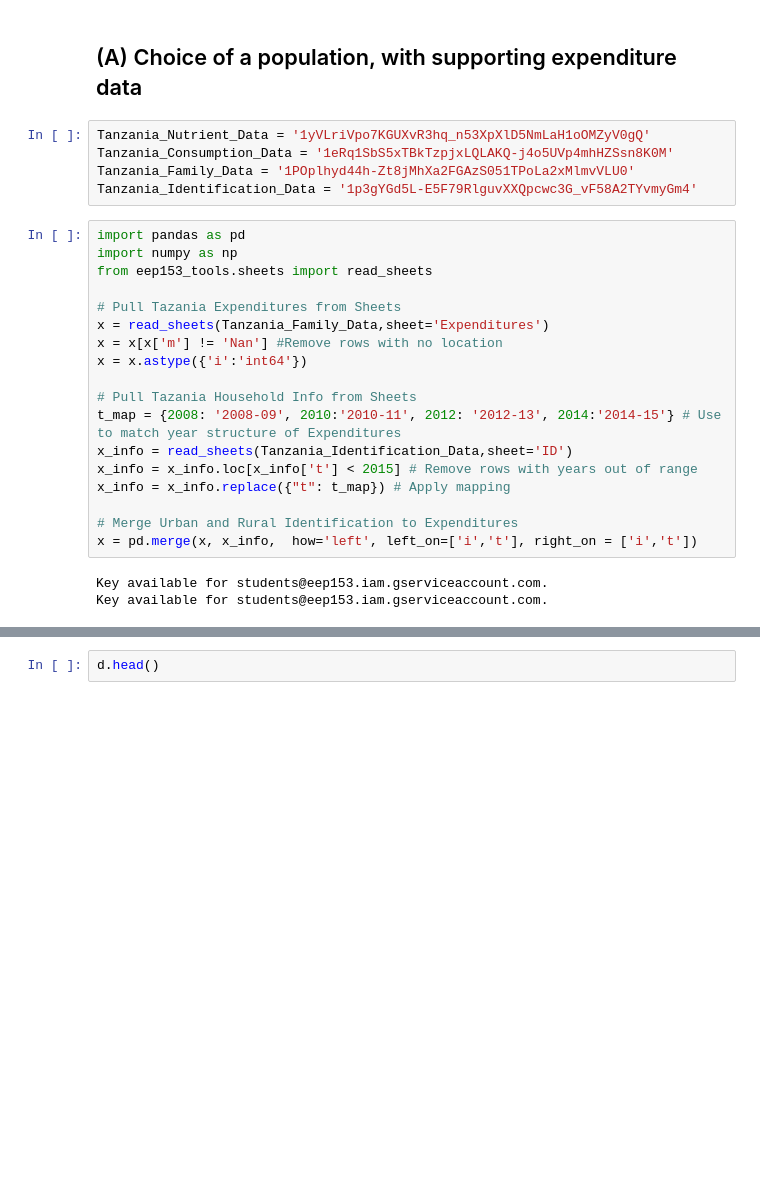
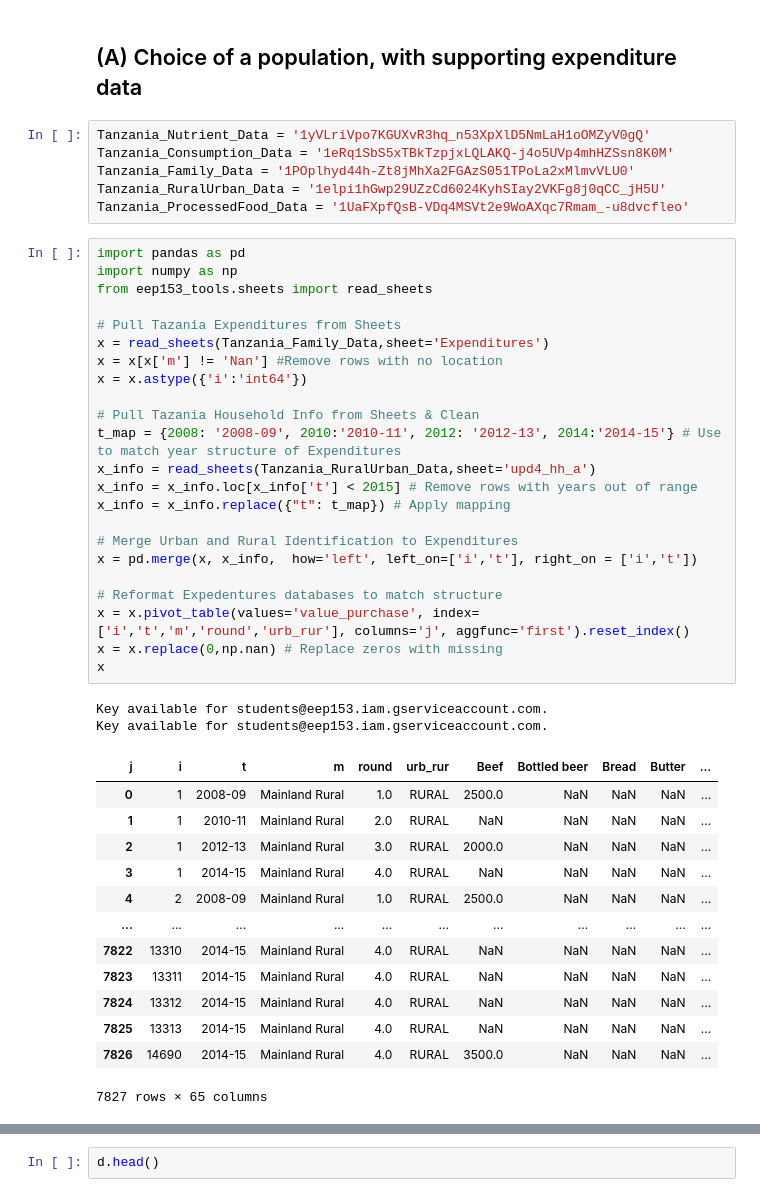
Before and after one commit to vkeroles/EEP153-SP23-Proj3, a Jupyter notebook: Team_E_food_demand.ipynb, the cells around one changed output, grey strips where cells are left out. Saved outputs shown, nothing was run; the diff lists cells and outputs as text; blank space fills up the shorter version.

```diff
--- a/Team_E_food_demand.ipynb
+++ b/Team_E_food_demand.ipynb
@@ -40,25 +40,44 @@ Requirement already satisfied: wcwidth in /opt/conda/lib/python3.9/site-packages
 Tanzania_Nutrient_Data = '1yVLriVpo7KGUXvR3hq_n53XpXlD5NmLaH1oOMZyV0gQ'
 Tanzania_Consumption_Data = '1eRq1SbS5xTBkTzpjxLQLAKQ-j4o5UVp4mhHZSsn8K0M'
 Tanzania_Family_Data = '1POplhyd44h-Zt8jMhXa2FGAzS051TPoLa2xMlmvVLU0'
-Tanzania_Identification_Data = '1p3gYGd5L-E5F79RlguvXXQpcwc3G_vF58A2TYvmyGm4'
+Tanzania_RuralUrban_Data = '1elpi1hGwp29UZzCd6024KyhSIay2VKFg8j0qCC_jH5U'
+Tanzania_ProcessedFood_Data = '1UaFXpfQsB-VDq4MSVt2e9WoAXqc7Rmam_-u8dvcfleo'
 # %%
 import pandas as pd
 import numpy as np
 from eep153_tools.sheets import read_sheets
 
 # Pull Tazania Expenditures from Sheets
 x = read_sheets(Tanzania_Family_Data,sheet='Expenditures')
 x = x[x['m'] != 'Nan'] #Remove rows with no location
 x = x.astype({'i':'int64'})
 
-# Pull Tazania Household Info from Sheets
+# Pull Tazania Household Info from Sheets & Clean
 t_map = {2008: '2008-09', 2010:'2010-11', 2012: '2012-13', 2014:'2014-15'} # Use to match year structure of Expenditures
-x_info = read_sheets(Tanzania_Identification_Data,sheet='ID')
+x_info = read_sheets(Tanzania_RuralUrban_Data,sheet='upd4_hh_a')
 x_info = x_info.loc[x_info['t'] < 2015] # Remove rows with years out of range
 x_info = x_info.replace({"t": t_map}) # Apply mapping
 
 # Merge Urban and Rural Identification to Expenditures
 x = pd.merge(x, x_info,  how='left', left_on=['i','t'], right_on = ['i','t'])
+
+# Reformat Expedentures databases to match structure
+x = x.pivot_table(values='value_purchase', index=['i','t','m','round','urb_rur'], columns='j', aggfunc='first').reset_index()
+x = x.replace(0,np.nan) # Replace zeros with missing
+x
 # %% [output]
 Key available for students@eep153.iam.gserviceaccount.com.
 Key available for students@eep153.iam.gserviceaccount.com.
+| j | i | t | m | round | urb_rur | Beef | Bottled beer | Bread | Butter | ... |
+| 0 | 1 | 2008-09 | Mainland Rural | 1.0 | RURAL | 2500.0 | NaN | NaN | NaN | ... |
+| 1 | 1 | 2010-11 | Mainland Rural | 2.0 | RURAL | NaN | NaN | NaN | NaN | ... |
+| 2 | 1 | 2012-13 | Mainland Rural | 3.0 | RURAL | 2000.0 | NaN | NaN | NaN | ... |
+| 3 | 1 | 2014-15 | Mainland Rural | 4.0 | RURAL | NaN | NaN | NaN | NaN | ... |
+| 4 | 2 | 2008-09 | Mainland Rural | 1.0 | RURAL | 2500.0 | NaN | NaN | NaN | ... |
+| ... | ... | ... | ... | ... | ... | ... | ... | ... | ... | ... |
+| 7822 | 13310 | 2014-15 | Mainland Rural | 4.0 | RURAL | NaN | NaN | NaN | NaN | ... |
+| 7823 | 13311 | 2014-15 | Mainland Rural | 4.0 | RURAL | NaN | NaN | NaN | NaN | ... |
+| 7824 | 13312 | 2014-15 | Mainland Rural | 4.0 | RURAL | NaN | NaN | NaN | NaN | ... |
+| 7825 | 13313 | 2014-15 | Mainland Rural | 4.0 | RURAL | NaN | NaN | NaN | NaN | ... |
+| 7826 | 14690 | 2014-15 | Mainland Rural | 4.0 | RURAL | 3500.0 | NaN | NaN | NaN | ... |
+7827 rows × 65 columns
```
Also changed, not shown: parts of 8 cells of this notebook.
